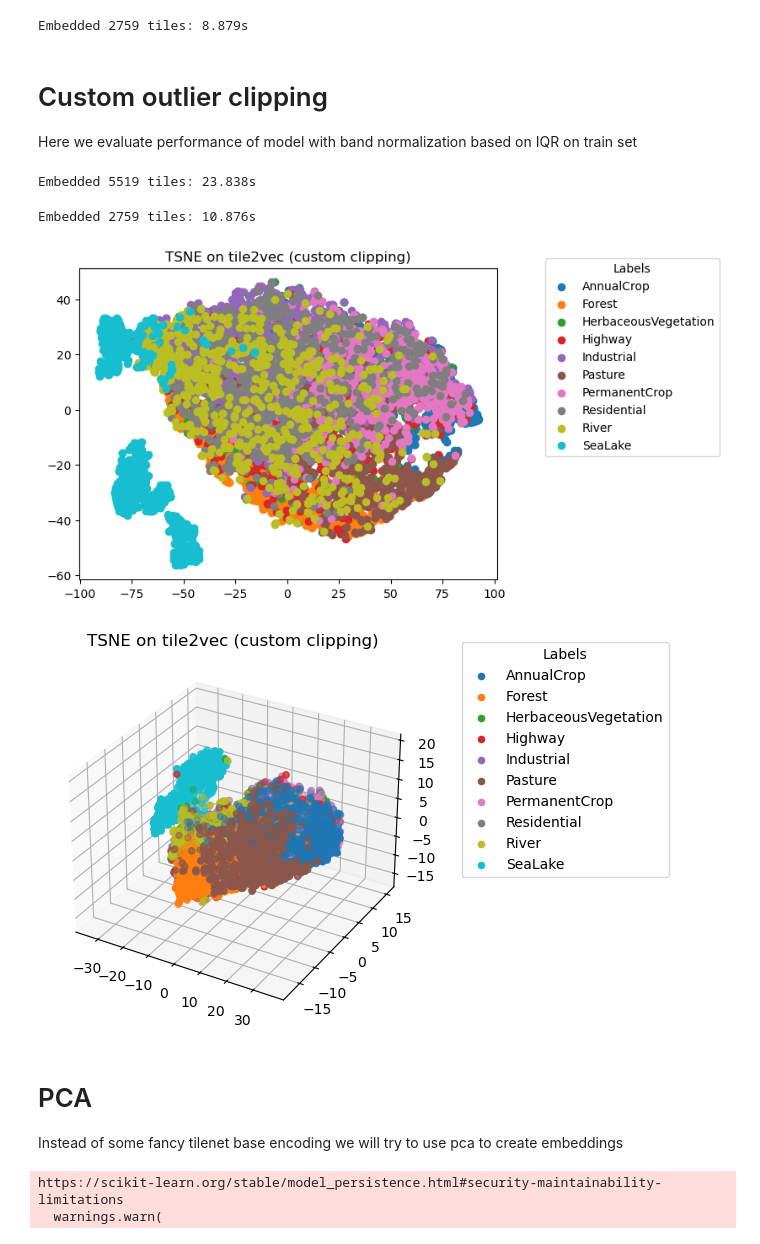
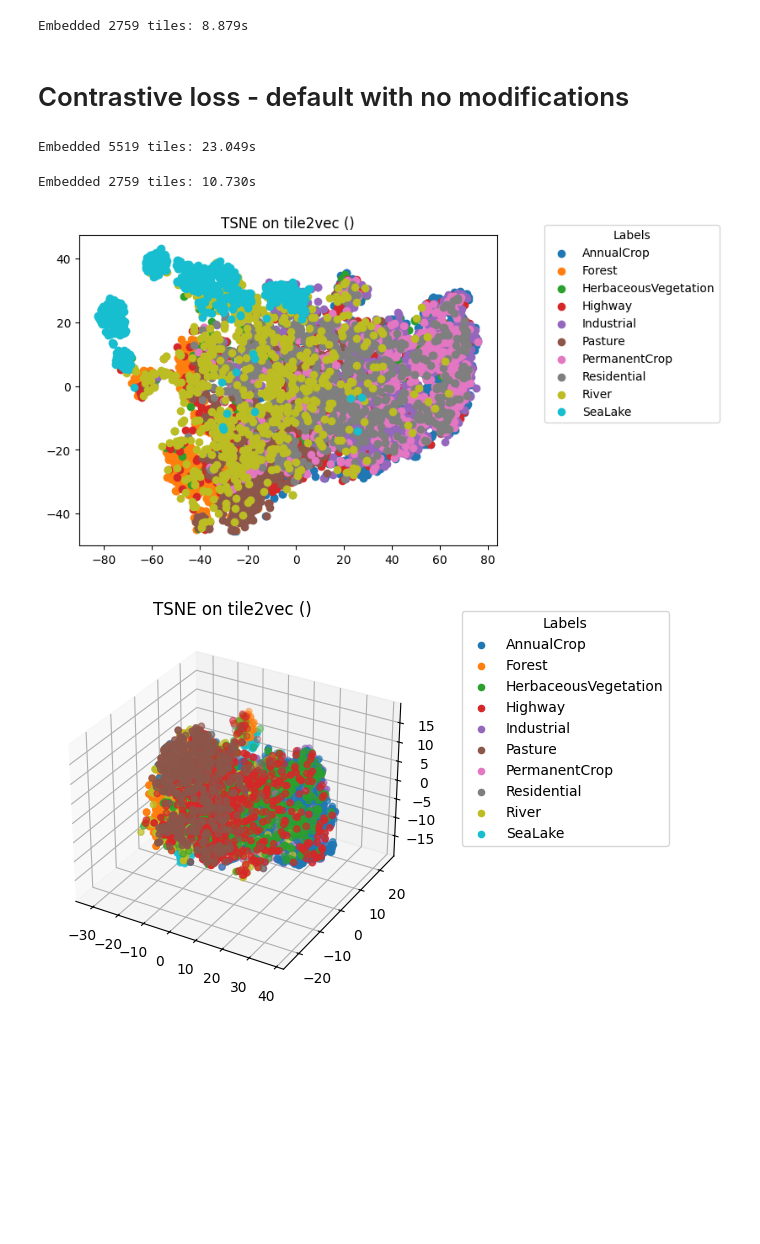
Before and after one commit to FilipLangiewicz/WB_projekt, a Jupyter notebook: code/visualizations/viz_our_models.ipynb, the cells around one changed output. Drawn from its saved outputs; the diff is of its cells as text; code cells hidden in the pictures; blank space fills up the shorter version.

Commit message:
simple constrastive learning

```diff
--- a/code/visualizations/viz_our_models.ipynb
+++ b/code/visualizations/viz_our_models.ipynb
@@ -148,9 +151,9 @@ import matplotlib.pyplot as plt
 from sklearn.manifold import TSNE
 import json
 
-def vizualize_tsne_2d(X:np.ndarray, y:np.ndarray, text = "") -> None:
+def vizualize_tsne_2d(X:np.ndarray, y:np.ndarray, text = "", **kwargs) -> None:
     # create tsne
-    tsne = TSNE(n_components=2)
+    tsne = TSNE(n_components=2, **kwargs)
     tsne_result = tsne.fit_transform(X)
 
     tsne_result = pd.DataFrame(tsne_result)
@@ -218,11 +221,10 @@ Embedded 5519 tiles: 18.535s
 Embedded 2759 tiles: 8.879s
 # %%
 # TODO viz?
-# %% [markdown]
-# Custom outlier clipping
-Here we evaluate performance of model with band normalization based on IQR on train set
+# %% [markdown]
+# Contrastive loss - default with no modifications
 # %%
-custom_clipping = load_model("TileNet_custom_clipping.ckpt")
+custom_clipping = load_model("TileNet_no_triplets_simple.ckpt")
 X_validation, y_validation = create_embeddings_tile2vec(custom_clipping, '/storage/EuroSATallBands/validation.csv', '/storage/tile2vec/tif/val')
 X_test, y_test = create_embeddings_tile2vec(custom_clipping, '/storage/EuroSATallBands/test.csv', '/storage/tile2vec/tif/test')
 
@@ -232,29 +234,13 @@ y = np.concatenate((y_validation, y_test), axis=0)
 # compare_results(X, y, rf, folds = 5)
 # compare_results(X, y, lr, folds = 5)
 # %% [output]
-Embedded 5519 tiles: 23.838s
+Embedded 5519 tiles: 23.049s
-Embedded 2759 tiles: 10.876s
+Embedded 2759 tiles: 10.730s
 # %%
-vizualize_tsne_2d(X,y)
+vizualize_tsne_2d(X,y, random_state=2137, perplexity=50)
 # %% [output]
-[figure, old version]
+[figure, new version]
 # %%
 vizualize_tsne_3d(X,y)
 # %% [output]
-[figure, old version]
+[figure, new version]
-# %% [markdown]
-# PCA
-Instead of some fancy tilenet base encoding we will try to use pca to create embeddings
-# %%
-from sklearn.decomposition import PCA
-import pickle
-
-pca = pickle.load(open('/storage/tile2vec/models/pca.pkl', 'rb'))
-
-X = np.concatenate((X_norm_val, X_norm_test), axis=0)
-y = np.concatenate((y_val, y_test), axis=0)
-
-X = pca.transform(X)
-# %% [output]
-https://scikit-learn.org/stable/model_persistence.html#security-maintainability-limitations
-  warnings.warn(
```
Also changed, not shown: parts of 14 cells of this notebook, 10 other files.
